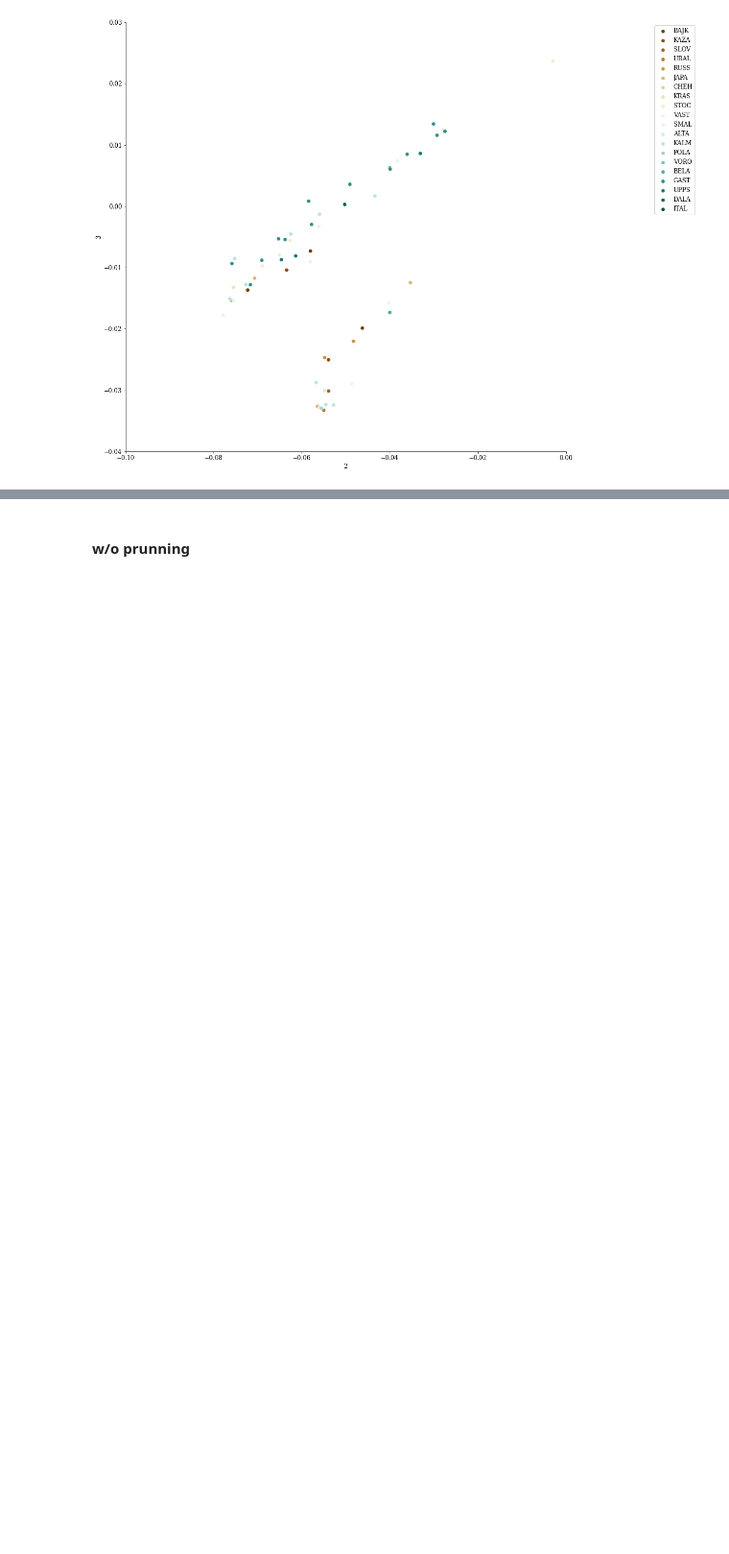
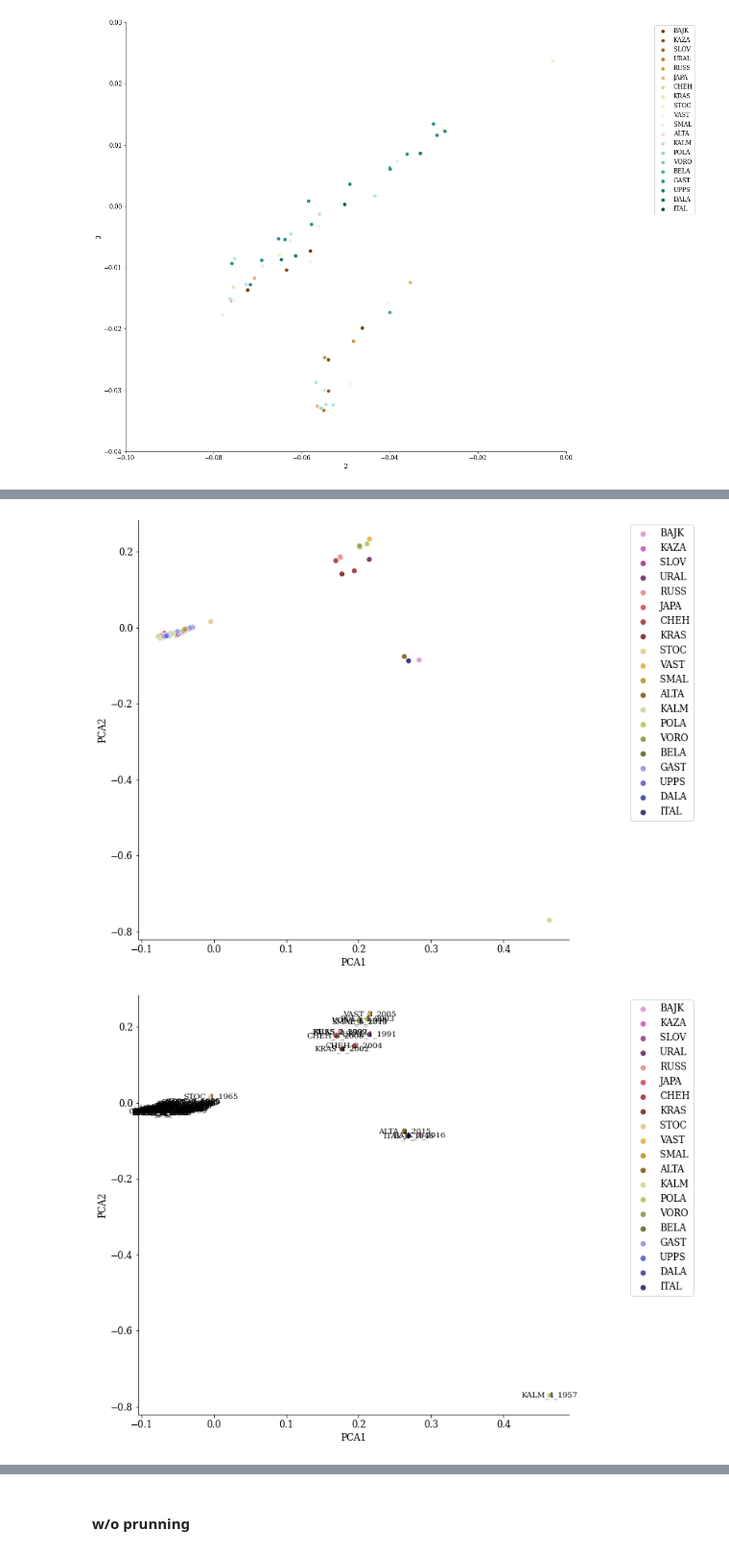
Before and after one commit to DaSh-bash/M.britomartis_genomics, a Jupyter notebook: PCA_Work_DSh.ipynb, the cells around one changed output, grey strips where cells are left out. Shown at 96% size. Cells and saved outputs as stored; diff of their text form; code cells hidden in the pictures; blank space fills up the shorter version.

Commit message:
new plots

```diff
--- a/PCA_Work_DSh.ipynb
+++ b/PCA_Work_DSh.ipynb
@@ -801,0 +885,44 @@ plt.show()
+# %%
+# Plot scatterplot with the custom palette
+sns.scatterplot(x=df['PCA1'], y=df['PCA2'], hue=df['popID'], s=50,palette="tab20b_r") #,alpha=0.4) #,kwargs={"color":"darkred","alpha":0.3,"s":200})#,palette="dark")
+sns.despine()
+#plt.ylabel("PCA 2 ("+ (split_eigval[1])+"%)")
+#plt.xlabel("PCA 1 ("+split_eigval[0]+"%)")
+ml.rcParams['figure.figsize'] = (10.0, 10.0)
+plt.legend(loc='upper right', bbox_to_anchor=(1.3, 1))
+
+#plt.legend(frameon=False)
+#plt.savefig("/Users/dshipilina/GitHub/M.britomartis_genomics/Work_DSh/test_hist_PCA/britomartis_PCA_historical.pdf",bbox_inches="tight")
+#plt.savefig("/Users/dshipilina/GitHub/M.britomartis_genomics/Work_DSh/test_hist_PCA/britomartis_PCA_all.png",bbox_inches="tight")
+
+#for i in range(len(df)):
+#    plt.text(df['PCA1'][i], df['PCA2'][i], df['ID'][i], ha='center', va='center',fontsize=10)
+
+
+# Show the plot
+plt.show()
+
+
+
+
+# Plot scatterplot with the custom palette
+sns.scatterplot(x=df['PCA1'], y=df['PCA2'], hue=df['popID'], s=50,palette="tab20b_r") #,alpha=0.4) #,kwargs={"color":"darkred","alpha":0.3,"s":200})#,palette="dark")
+sns.despine()
+#plt.ylabel("PCA 2 ("+ (split_eigval[1])+"%)")
+#plt.xlabel("PCA 1 ("+split_eigval[0]+"%)")
+ml.rcParams['figure.figsize'] = (10.0, 10.0)
+plt.legend(loc='upper right', bbox_to_anchor=(1.3, 1))
+
+#plt.legend(frameon=False)
+#plt.savefig("/Users/dshipilina/GitHub/M.britomartis_genomics/Work_DSh/test_hist_PCA/britomartis_PCA_historical.pdf",bbox_inches="tight")
+#plt.savefig("/Users/dshipilina/GitHub/M.britomartis_genomics/Work_DSh/test_hist_PCA/britomartis_PCA_all.png",bbox_inches="tight")
+
+for i in range(len(df)):
+    plt.text(df['PCA1'][i], df['PCA2'][i], df['ID'][i], ha='center', va='center',fontsize=10)
+
+
+# Show the plot
+plt.show()
+# %% [output]
+[figure, added]
+[figure, added]
```
Also changed, not shown: parts of 21 cells of this notebook, 9 other files.
